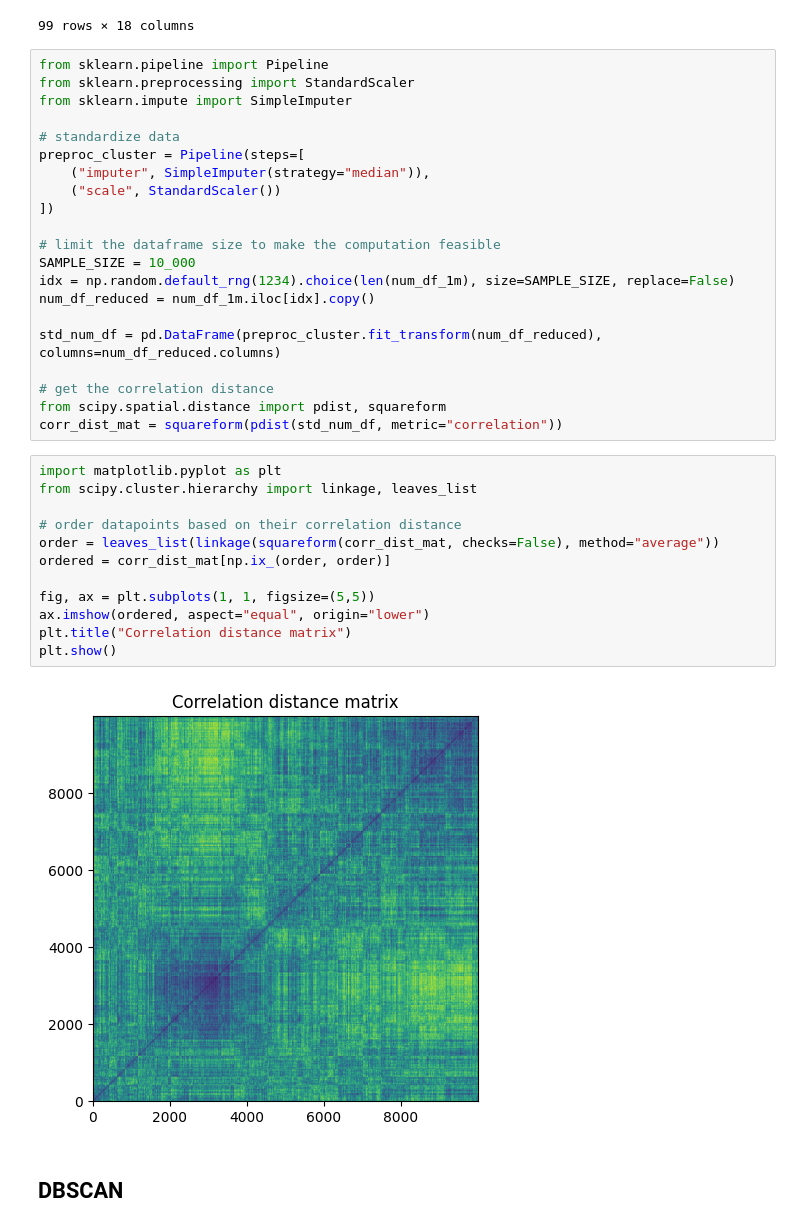
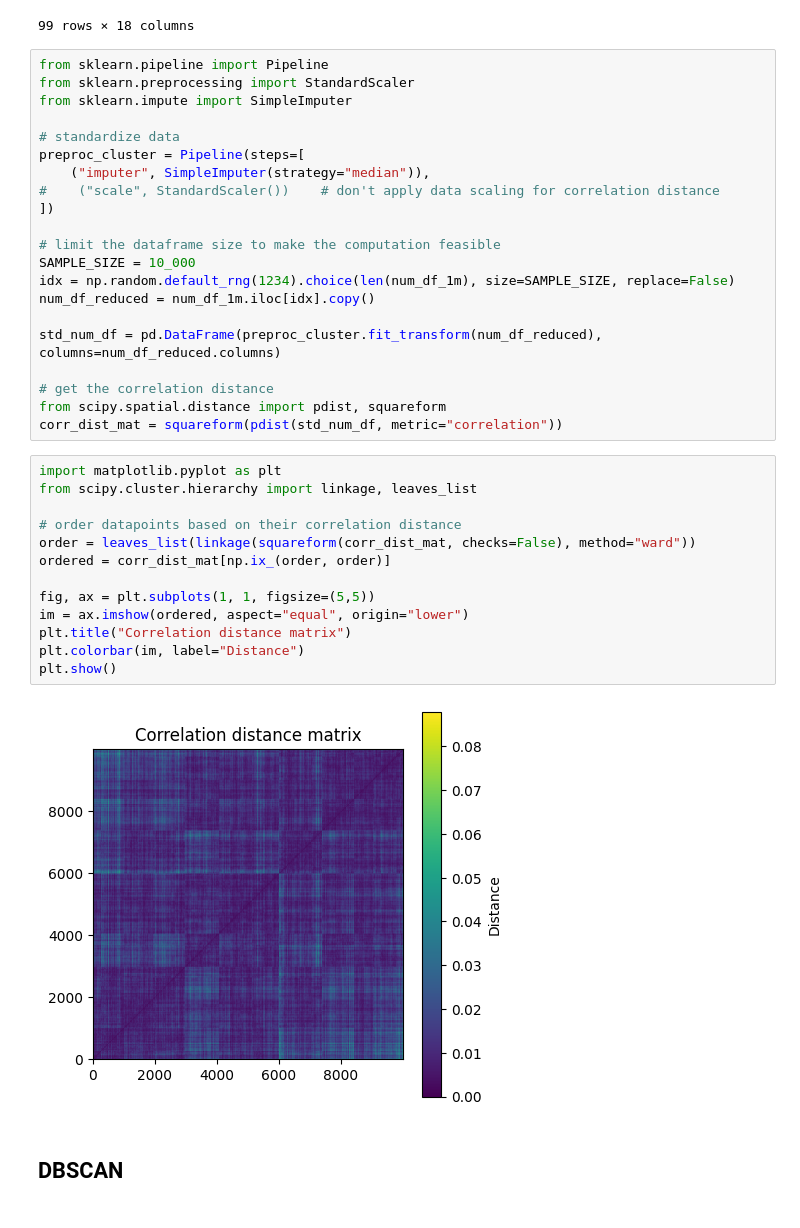
Before and after one commit to Guflie/PoliMi-AS-project, a Jupyter notebook: trend_analysis.ipynb, the cells around one changed output. Drawn from its saved outputs; the diff is of its cells as text.

Commit message:
Fixed standardization error

```diff
--- a/trend_analysis.ipynb
+++ b/trend_analysis.ipynb
@@ -37,7 +37,7 @@ from sklearn.impute import SimpleImputer
 # standardize data
 preproc_cluster = Pipeline(steps=[
     ("imputer", SimpleImputer(strategy="median")),
-    ("scale", StandardScaler())
+#    ("scale", StandardScaler())    # don't apply data scaling for correlation distance
 ])
 
 # limit the dataframe size to make the computation feasible
@@ -53,17 +53,18 @@ corr_dist_mat = squareform(pdist(std_num_df, metric="correlation"))
 # %%
 import matplotlib.pyplot as plt
 from scipy.cluster.hierarchy import linkage, leaves_list
 
 # order datapoints based on their correlation distance
-order = leaves_list(linkage(squareform(corr_dist_mat, checks=False), method="average"))
+order = leaves_list(linkage(squareform(corr_dist_mat, checks=False), method="ward"))
 ordered = corr_dist_mat[np.ix_(order, order)]
 
 fig, ax = plt.subplots(1, 1, figsize=(5,5))
-ax.imshow(ordered, aspect="equal", origin="lower")
+im = ax.imshow(ordered, aspect="equal", origin="lower")
 plt.title("Correlation distance matrix")
+plt.colorbar(im, label="Distance")
 plt.show()
 # %% [output]
-[figure, old version]
+[figure, new version]
 # %% [markdown]
 ## DBSCAN
 # %%
```
Also changed, not shown: parts of 8 cells of this notebook.
